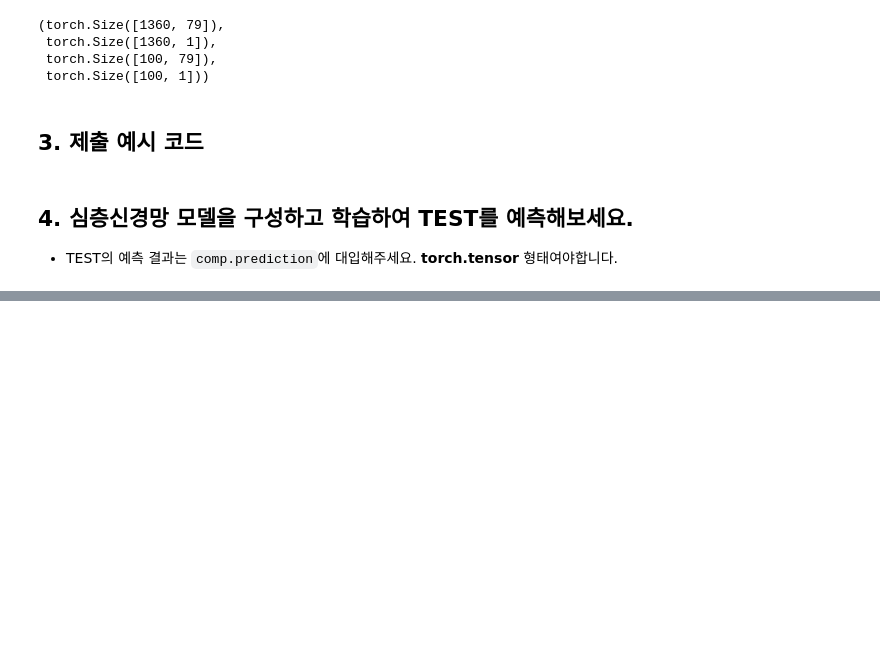
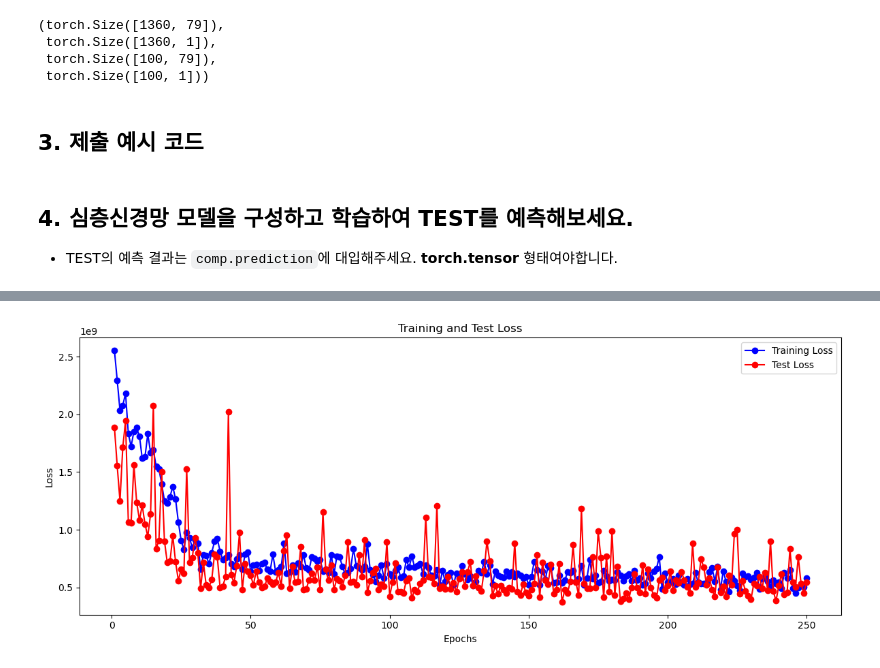
Before and after one commit to jaegon-kim/python_study, a Jupyter notebook: src/ai_essential_250317/house_price_prediction/prediction_preprocessing.ipynb, the cells around one changed output, grey strips where cells are left out. Saved outputs shown, nothing was run; the diff lists cells and outputs as text; code cells hidden in the pictures; blank space fills up the shorter version.

```diff
--- a/src/ai_essential_250317/house_price_prediction/prediction_preprocessing.ipynb
+++ b/src/ai_essential_250317/house_price_prediction/prediction_preprocessing.ipynb
@@ -195,2 +209,6 @@ plot_training_results(train_losses[500:3600], test_losses[500:3600])
+# %%
+plot_training_results(train_losses[50:300], test_losses[50:300])
+# %% [output]
+[figure, added]
 # %%
 plot_training_results(train_losses, test_losses)
```
Also changed, not shown: parts of 4 cells of this notebook.
